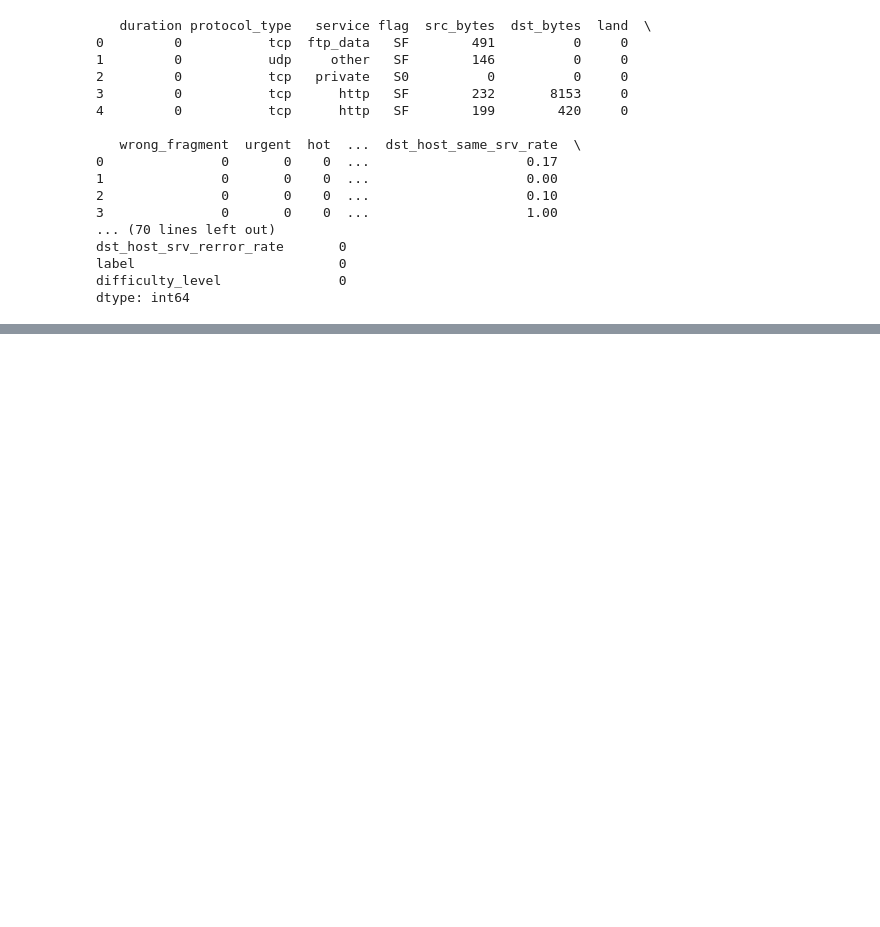
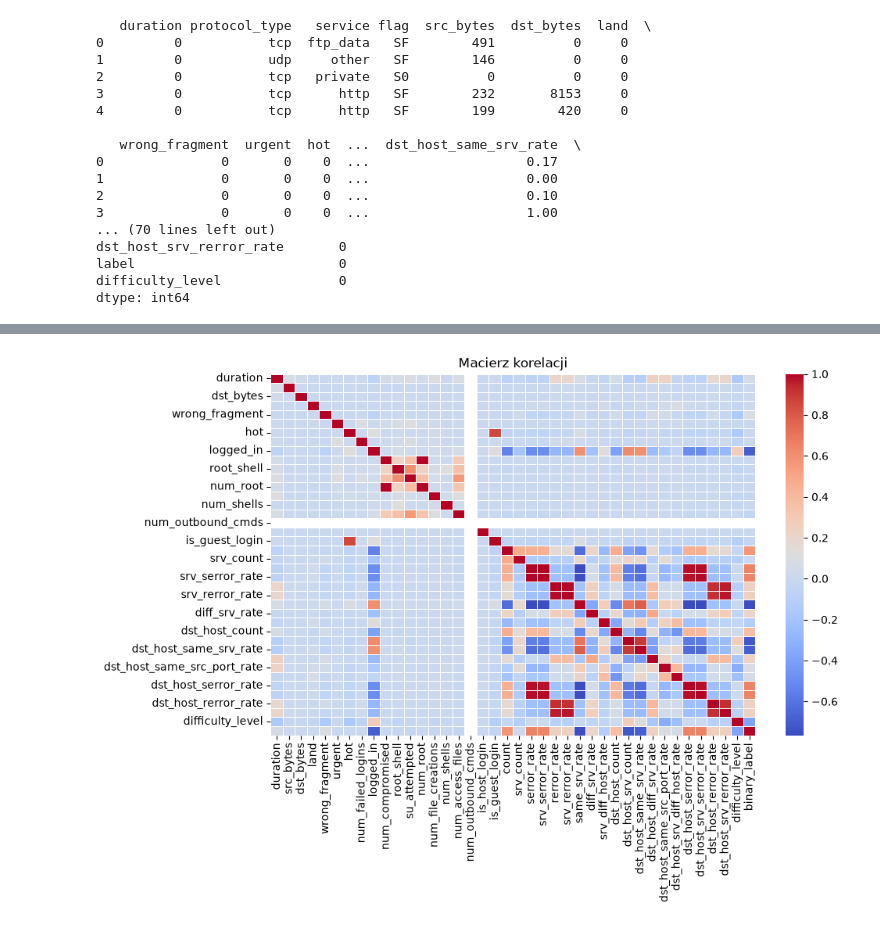
Before and after one commit to svmod3/network-intrusion-detection, a Jupyter notebook: notebooks/01_eda_modeling.ipynb, the cells around one changed output, grey strips where cells are left out. Cells and saved outputs as stored; diff of their text form; code cells hidden in the pictures; blank space fills up the shorter version.

Commit message:
feat: EDA, binary label mapping, correlation matrix, X/y split

```diff
--- a/notebooks/01_eda_modeling.ipynb
+++ b/notebooks/01_eda_modeling.ipynb
@@ -46,0 +108,3 @@ dtype: int64
+# %%
+df_train['binary_label'] = (df_train['label'] != 'normal').astype(int)
+df_train['binary_label'].value_counts()
@@ -46,0 +132,13 @@ dtype: int64
+# %%
+#correlation mattix
+
+correlation_matrix = df_train.select_dtypes(include="number").corr()
+
+
+
+plt.figure(figsize=(10, 6))
+sns.heatmap(correlation_matrix, annot=False,  cmap='coolwarm', linewidths=0.5)
+plt.title('Macierz korelacji')
+plt.show()
+# %% [output]
+[figure, added]
```
Also changed, not shown: parts of 10 cells of this notebook.
